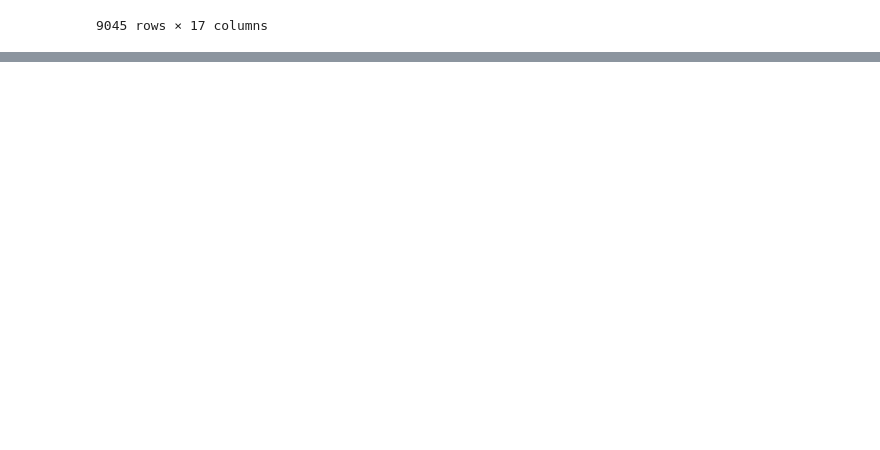
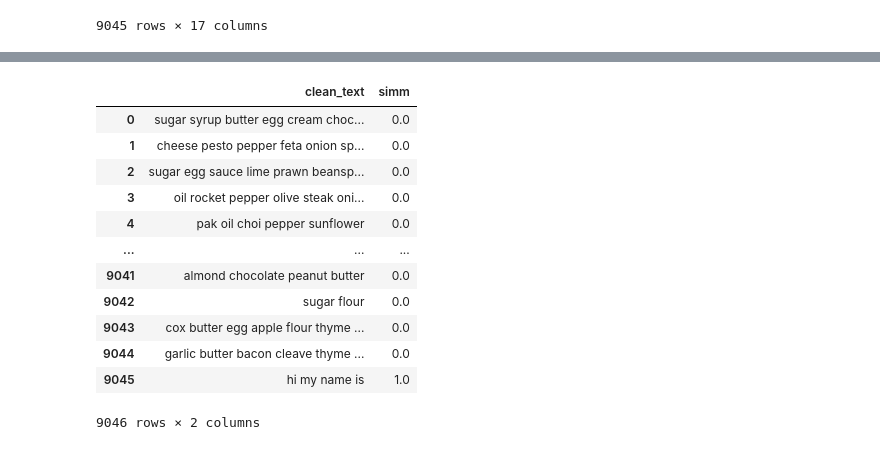
Before and after one commit to camillemolen/replenish_streamlit, a Jupyter notebook: Untitled.ipynb, the cells around one changed output, grey strips where cells are left out. Drawn from its saved outputs; the diff is of its cells as text; code cells hidden in the pictures; blank space fills up the shorter version.

```diff
--- a/Untitled.ipynb
+++ b/Untitled.ipynb
@@ -114,0 +152,18 @@ df.tail(10)
+# %%
+df_t['simm']= similar2.iloc[-1]
+# %%
+df_t
+# %% [output]
+|  | clean_text | simm |
+| 0 | sugar syrup butter egg cream choc... | 0.0 |
+| 1 | cheese pesto pepper feta onion sp... | 0.0 |
+| 2 | sugar egg sauce lime prawn beansp... | 0.0 |
+| 3 | oil rocket pepper olive steak oni... | 0.0 |
+| 4 | pak oil choi pepper sunflower | 0.0 |
+| ... | ... | ... |
+| 9041 | almond chocolate peanut butter | 0.0 |
+| 9042 | sugar flour | 0.0 |
+| 9043 | cox butter egg apple flour thyme ... | 0.0 |
+| 9044 | garlic butter bacon cleave thyme ... | 0.0 |
+| 9045 | hi my name is | 1.0 |
+9046 rows × 2 columns
```
Also changed, not shown: parts of 18 cells of this notebook, 1 other file.
